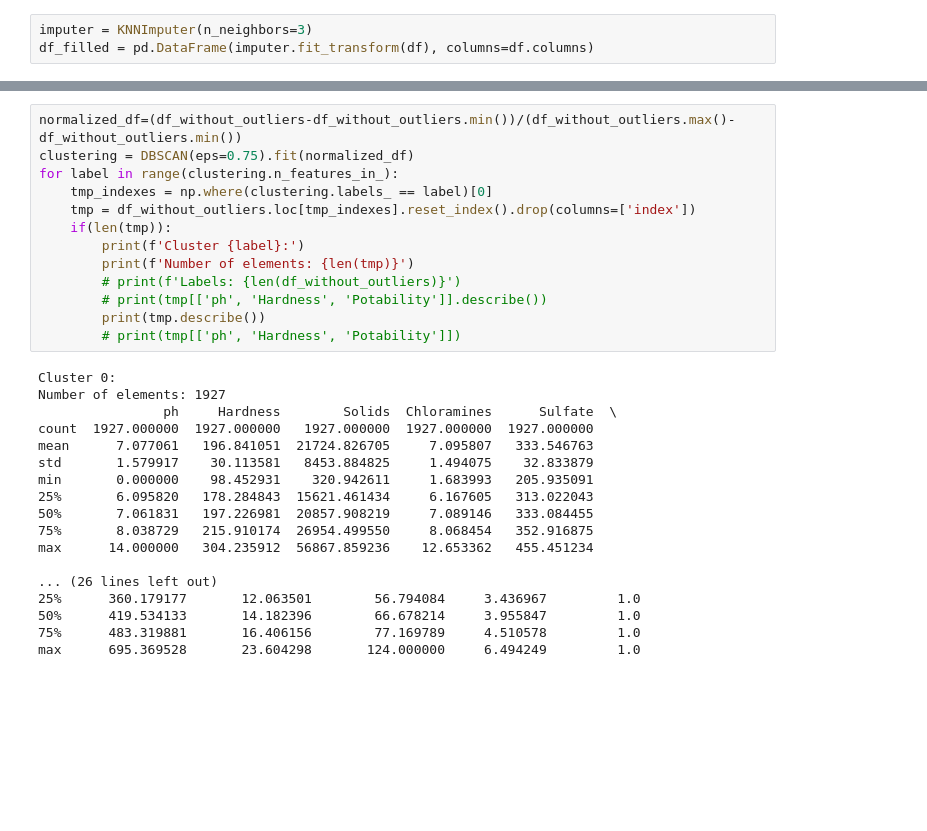
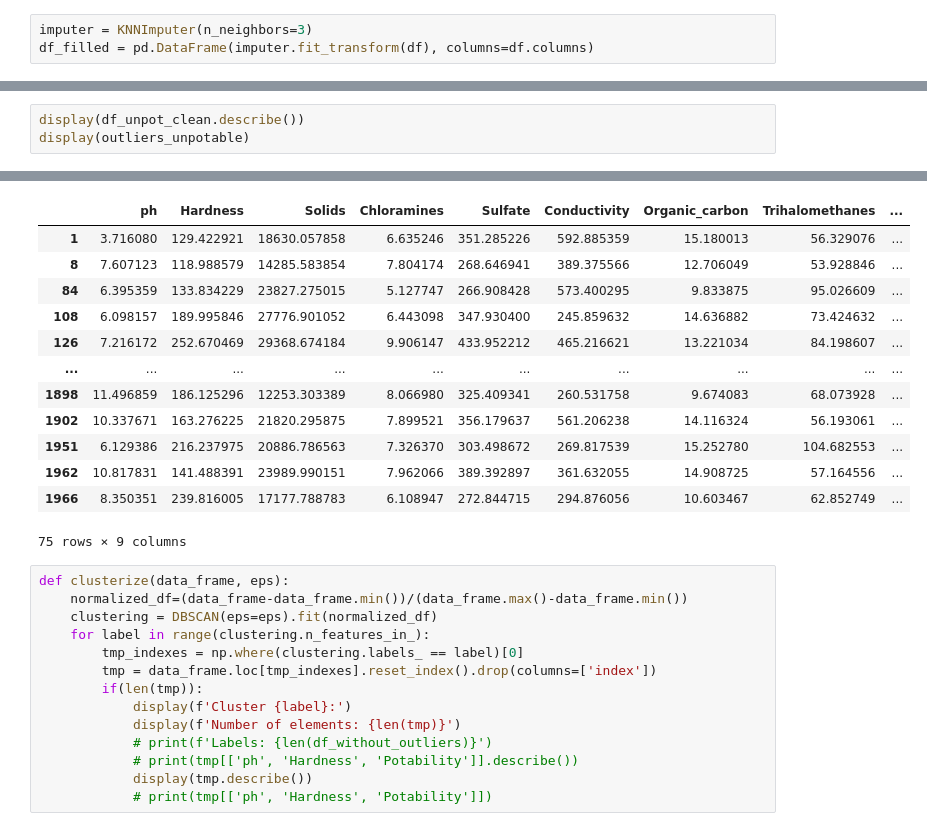
Before and after one commit to Ichtiostega/data-exploration-2-electric-boogaloo, a Jupyter notebook: water-potability.ipynb, the cells around one changed output, grey strips where cells are left out. Cells and saved outputs as stored; diff of their text form; blank space fills up the shorter version.

```diff
--- a/water-potability.ipynb
+++ b/water-potability.ipynb
@@ -94,0 +136,4 @@ print(df_without_outliers)
+# %%
+display(df_unpot_clean.describe())
+display(outliers_unpotable)
+# %% [output]
@@ -95,31 +149,27 @@ print(df_without_outliers)
+|  | ph | Hardness | Solids | Chloramines | Sulfate | Conductivity | Organic_carbon | Trihalomethanes | ... |
+| 1 | 3.716080 | 129.422921 | 18630.057858 | 6.635246 | 351.285226 | 592.885359 | 15.180013 | 56.329076 | ... |
+| 8 | 7.607123 | 118.988579 | 14285.583854 | 7.804174 | 268.646941 | 389.375566 | 12.706049 | 53.928846 | ... |
+| 84 | 6.395359 | 133.834229 | 23827.275015 | 5.127747 | 266.908428 | 573.400295 | 9.833875 | 95.026609 | ... |
+| 108 | 6.098157 | 189.995846 | 27776.901052 | 6.443098 | 347.930400 | 245.859632 | 14.636882 | 73.424632 | ... |
+| 126 | 7.216172 | 252.670469 | 29368.674184 | 9.906147 | 433.952212 | 465.216621 | 13.221034 | 84.198607 | ... |
+| ... | ... | ... | ... | ... | ... | ... | ... | ... | ... |
+| 1898 | 11.496859 | 186.125296 | 12253.303389 | 8.066980 | 325.409341 | 260.531758 | 9.674083 | 68.073928 | ... |
+| 1902 | 10.337671 | 163.276225 | 21820.295875 | 7.899521 | 356.179637 | 561.206238 | 14.116324 | 56.193061 | ... |
+| 1951 | 6.129386 | 216.237975 | 20886.786563 | 7.326370 | 303.498672 | 269.817539 | 15.252780 | 104.682553 | ... |
+| 1962 | 10.817831 | 141.488391 | 23989.990151 | 7.962066 | 389.392897 | 361.632055 | 14.908725 | 57.164556 | ... |
+| 1966 | 8.350351 | 239.816005 | 17177.788783 | 6.108947 | 272.844715 | 294.876056 | 10.603467 | 62.852749 | ... |
+75 rows × 9 columns
 # %%
-normalized_df=(df_without_outliers-df_without_outliers.min())/(df_without_outliers.max()-df_without_outliers.min())
-clustering = DBSCAN(eps=0.75).fit(normalized_df)
-for label in range(clustering.n_features_in_):
-    tmp_indexes = np.where(clustering.labels_ == label)[0]
-    tmp = df_without_outliers.loc[tmp_indexes].reset_index().drop(columns=['index'])
-    if(len(tmp)):
-        print(f'Cluster {label}:')
-        print(f'Number of elements: {len(tmp)}')
-        # print(f'Labels: {len(df_without_outliers)}')
-        # print(tmp[['ph', 'Hardness', 'Potability']].describe())
-        print(tmp.describe())
-        # print(tmp[['ph', 'Hardness', 'Potability']])
+def clusterize(data_frame, eps):
+    normalized_df=(data_frame-data_frame.min())/(data_frame.max()-data_frame.min())
+    clustering = DBSCAN(eps=eps).fit(normalized_df)
+    for label in range(clustering.n_features_in_):
+        tmp_indexes = np.where(clustering.labels_ == label)[0]
+        tmp = data_frame.loc[tmp_indexes].reset_index().drop(columns=['index'])
+        if(len(tmp)):
+            display(f'Cluster {label}:')
+            display(f'Number of elements: {len(tmp)}')
+            # print(f'Labels: {len(df_without_outliers)}')
+            # print(tmp[['ph', 'Hardness', 'Potability']].describe())
+            display(tmp.describe())
+            # print(tmp[['ph', 'Hardness', 'Potability']])
-# %% [output]
-Cluster 0:
-Number of elements: 1927
-                ph     Hardness        Solids  Chloramines      Sulfate  \
-count  1927.000000  1927.000000   1927.000000  1927.000000  1927.000000
-mean      7.077061   196.841051  21724.826705     7.095807   333.546763
-std       1.579917    30.113581   8453.884825     1.494075    32.833879
-min       0.000000    98.452931    320.942611     1.683993   205.935091
-25%       6.095820   178.284843  15621.461434     6.167605   313.022043
-50%       7.061831   197.226981  20857.908219     7.089146   333.084455
-75%       8.038729   215.910174  26954.499550     8.068454   352.916875
-max      14.000000   304.235912  56867.859236    12.653362   455.451234
-
-... (26 lines left out)
-25%      360.179177       12.063501        56.794084     3.436967         1.0
-50%      419.534133       14.182396        66.678214     3.955847         1.0
-75%      483.319881       16.406156        77.169789     4.510578         1.0
-max      695.369528       23.604298       124.000000     6.494249         1.0
```
Also changed, not shown: parts of 13 cells of this notebook.
